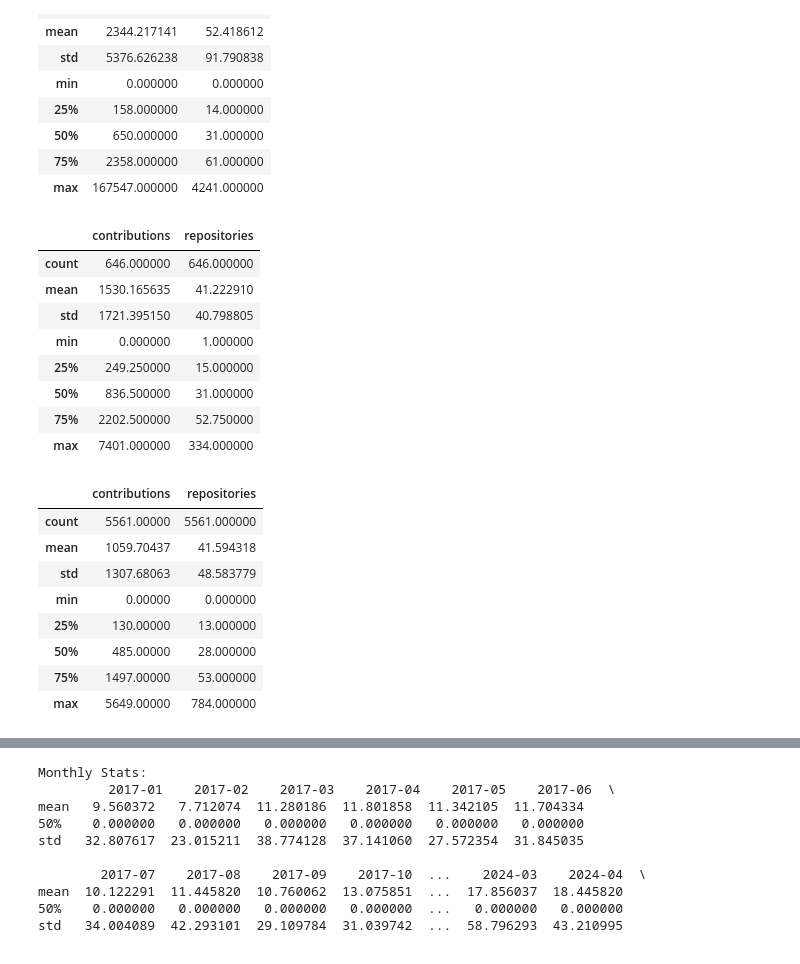
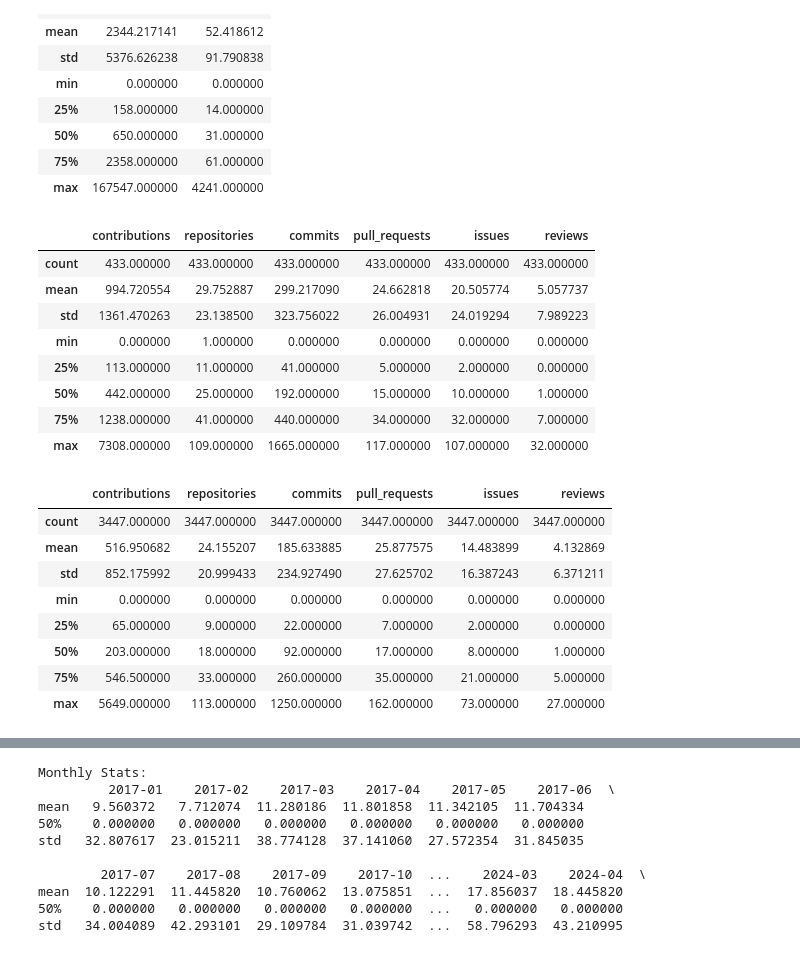
Before and after one commit to joycejdm/icse_analysis, a Jupyter notebook: notebook/contributions_analysis.ipynb, the cells around one changed output, grey strips where cells are left out. Drawn from its saved outputs; the diff is of its cells as text; code cells hidden in the pictures.

```diff
--- a/notebook/contributions_analysis.ipynb
+++ b/notebook/contributions_analysis.ipynb
@@ -53,61 +53,57 @@ def safe_loads(s):
         return json.loads(s.replace("'", '"'))
     except:
         return s
 
 def remove_outliers(df, column):
     Q1 = df[column].quantile(0.25)
     Q3 = df[column].quantile(0.75)
     IQR = Q3 - Q1
     lower_bound = Q1 - 1.5 * IQR
     upper_bound = Q3 + 1.5 * IQR
     return df[(df[column] >= lower_bound) & (df[column] <= upper_bound)]
 
-# Prepare and clean data
 def prepare_data(df):
-    # Converting JSON strings to dictionaries
     df['contribution_types'] = df['contribution_types'].apply(safe_loads)
 
-    # Creating separate columns for each type of contribution
     df_types = pd.json_normalize(df['contribution_types'])
     for col in df_types.columns:
         df[col] = df_types[col]
 
     return df
 
-# Applying outlier removal for each contribution type
-def remove_type_outliers(df):
-    for col in ['commits', 'pull_requests', 'issues', 'reviews']:
+def remove_specified_outliers(df, columns):
+    for col in columns:
         df = remove_outliers(df, col)
     return df
 
-# Applying the functions
+columns_to_filter = ['contributions', 'repositories', 'commits', 'pull_requests', 'issues', 'reviews']
+
 lappis_data = prepare_data(lappis_data)
 eps_data = prepare_data(eps_data)
 
-lappis_filtered = remove_type_outliers(lappis_data)
-eps_filtered = remove_type_outliers(eps_data)
+lappis_filtered = remove_specified_outliers(lappis_data, columns_to_filter)
+eps_filtered = remove_specified_outliers(eps_data, columns_to_filter)
 
-# Display the results
 display(lappis_filtered.describe(), eps_filtered.describe())
 # %% [output]
-|  | contributions | repositories |
-| count | 646.000000 | 646.000000 |
-| mean | 1530.165635 | 41.222910 |
-| std | 1721.395150 | 40.798805 |
-| min | 0.000000 | 1.000000 |
-| 25% | 249.250000 | 15.000000 |
-| 50% | 836.500000 | 31.000000 |
-| 75% | 2202.500000 | 52.750000 |
-| max | 7401.000000 | 334.000000 |
+|  | contributions | repositories | commits | pull_requests | issues | reviews |
+| count | 433.000000 | 433.000000 | 433.000000 | 433.000000 | 433.000000 | 433.000000 |
+| mean | 994.720554 | 29.752887 | 299.217090 | 24.662818 | 20.505774 | 5.057737 |
+| std | 1361.470263 | 23.138500 | 323.756022 | 26.004931 | 24.019294 | 7.989223 |
+| min | 0.000000 | 1.000000 | 0.000000 | 0.000000 | 0.000000 | 0.000000 |
+| 25% | 113.000000 | 11.000000 | 41.000000 | 5.000000 | 2.000000 | 0.000000 |
+| 50% | 442.000000 | 25.000000 | 192.000000 | 15.000000 | 10.000000 | 1.000000 |
+| 75% | 1238.000000 | 41.000000 | 440.000000 | 34.000000 | 32.000000 | 7.000000 |
+| max | 7308.000000 | 109.000000 | 1665.000000 | 117.000000 | 107.000000 | 32.000000 |
-|  | contributions | repositories |
-| count | 5561.00000 | 5561.000000 |
-| mean | 1059.70437 | 41.594318 |
-| std | 1307.68063 | 48.583779 |
-| min | 0.00000 | 0.000000 |
-| 25% | 130.00000 | 13.000000 |
-| 50% | 485.00000 | 28.000000 |
-| 75% | 1497.00000 | 53.000000 |
-| max | 5649.00000 | 784.000000 |
+|  | contributions | repositories | commits | pull_requests | issues | reviews |
+| count | 3447.000000 | 3447.000000 | 3447.000000 | 3447.000000 | 3447.000000 | 3447.000000 |
+| mean | 516.950682 | 24.155207 | 185.633885 | 25.877575 | 14.483899 | 4.132869 |
+| std | 852.175992 | 20.999433 | 234.927490 | 27.625702 | 16.387243 | 6.371211 |
+| min | 0.000000 | 0.000000 | 0.000000 | 0.000000 | 0.000000 | 0.000000 |
+| 25% | 65.000000 | 9.000000 | 22.000000 | 7.000000 | 2.000000 | 0.000000 |
+| 50% | 203.000000 | 18.000000 | 92.000000 | 17.000000 | 8.000000 | 1.000000 |
+| 75% | 546.500000 | 33.000000 | 260.000000 | 35.000000 | 21.000000 | 5.000000 |
+| max | 5649.000000 | 113.000000 | 1250.000000 | 162.000000 | 73.000000 | 27.000000 |
 # %%
 from sklearn.preprocessing import MinMaxScaler
 
```
Also changed, not shown: parts of 7 cells of this notebook.
